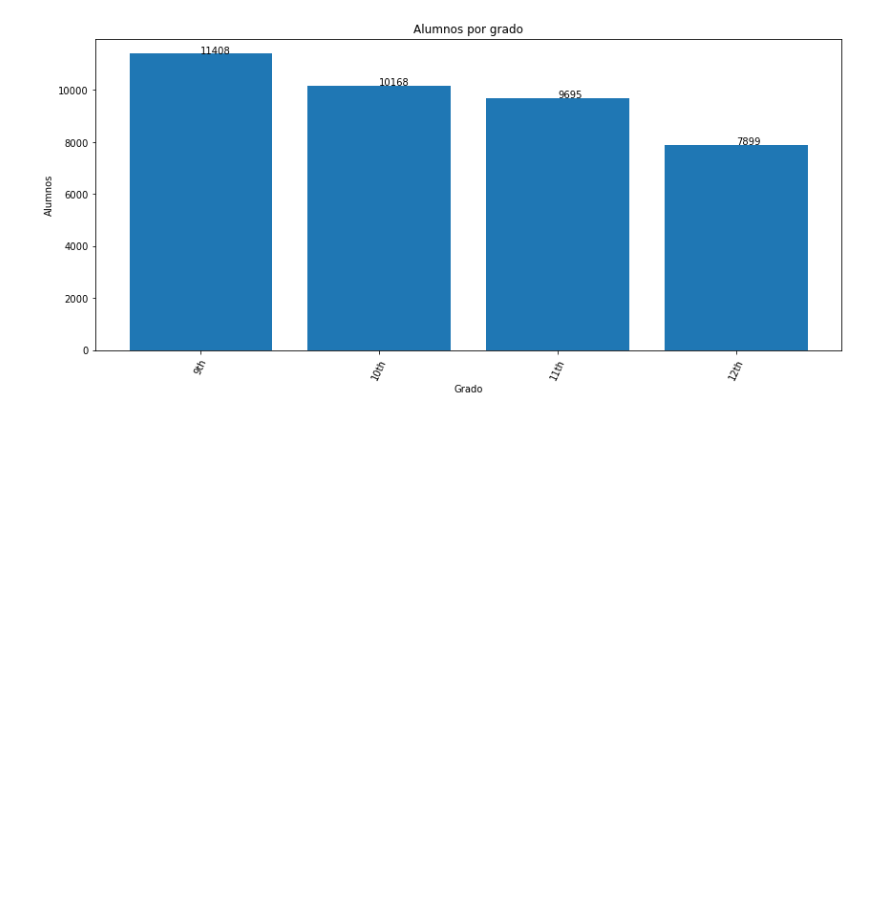
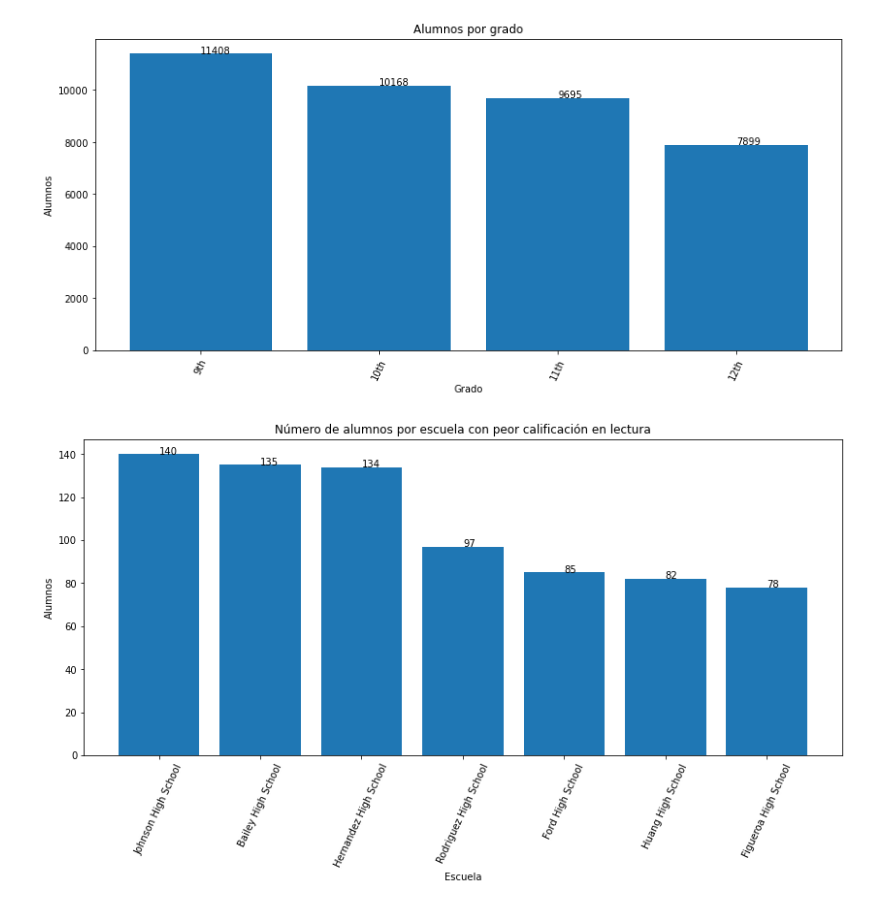
Before and after one commit to jeramirez94/Capacitacion-python_fundamentals, a Jupyter notebook: Tareas/Tarea 17 - Grados.ipynb, the cells around one changed output. Drawn from its saved outputs; the diff is of its cells as text; code cells hidden in the pictures; blank space fills up the shorter version.

```diff
--- a/Tareas/Tarea 17 - Grados.ipynb
+++ b/Tareas/Tarea 17 - Grados.ipynb
@@ -28,3 +28,22 @@ plt.xticks(rotation=65)
 plt.show()
 # %% [output]
 [figure]
+# %%
+reading_min=data_students[data_students["reading_score"]==data_students["reading_score"].min()]
+reading_max=data_students[data_students["reading_score"]==data_students["reading_score"].max()]
+
+reading_school_min = reading_min["school_name"].value_counts().rename_axis('school').reset_index(name='counts')
+reading_school_max = reading_max["school_name"].value_counts().rename_axis('school').reset_index(name='counts')
+# %%
+x=reading_school_min["school"]
+y=reading_school_min["counts"]
+plt.figure(figsize=(14,6))
+plt.bar(x,y)
+labels(x,y)
+plt.title("Número de alumnos por escuela con peor calificación en lectura")
+plt.xlabel("Escuela")
+plt.ylabel("Alumnos")
+plt.xticks(rotation=65)
+plt.show()
+# %% [output]
+[figure, added]
```
Also changed, not shown: parts of 1 cell of this notebook, 1 other file.
